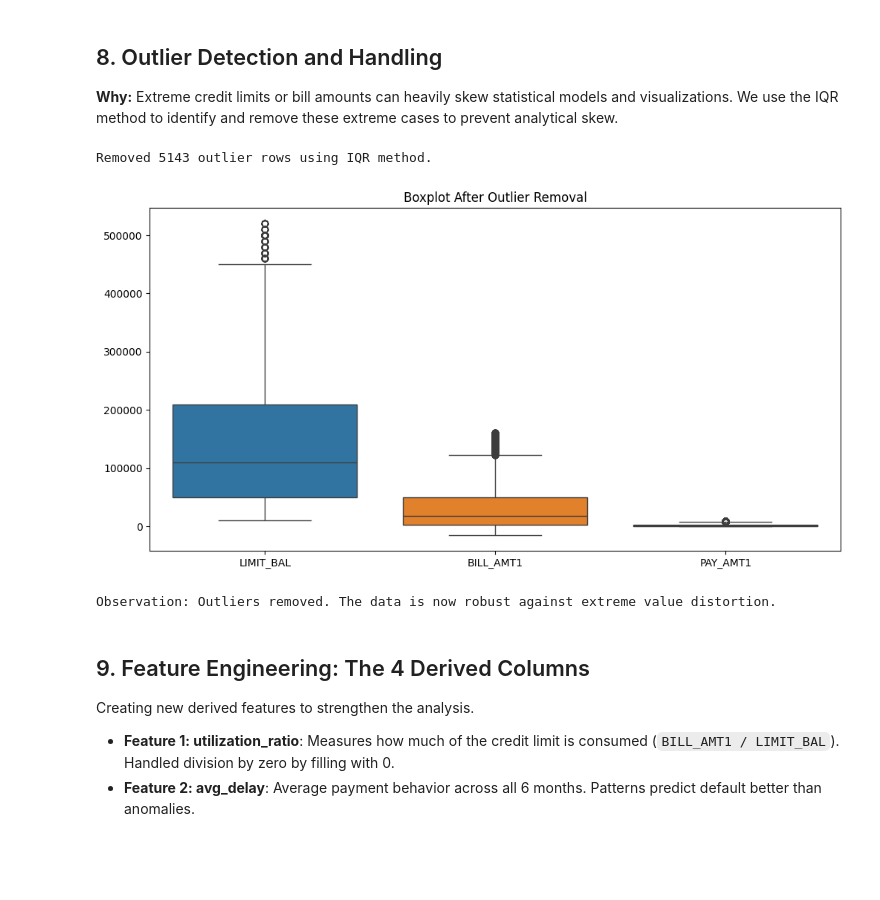
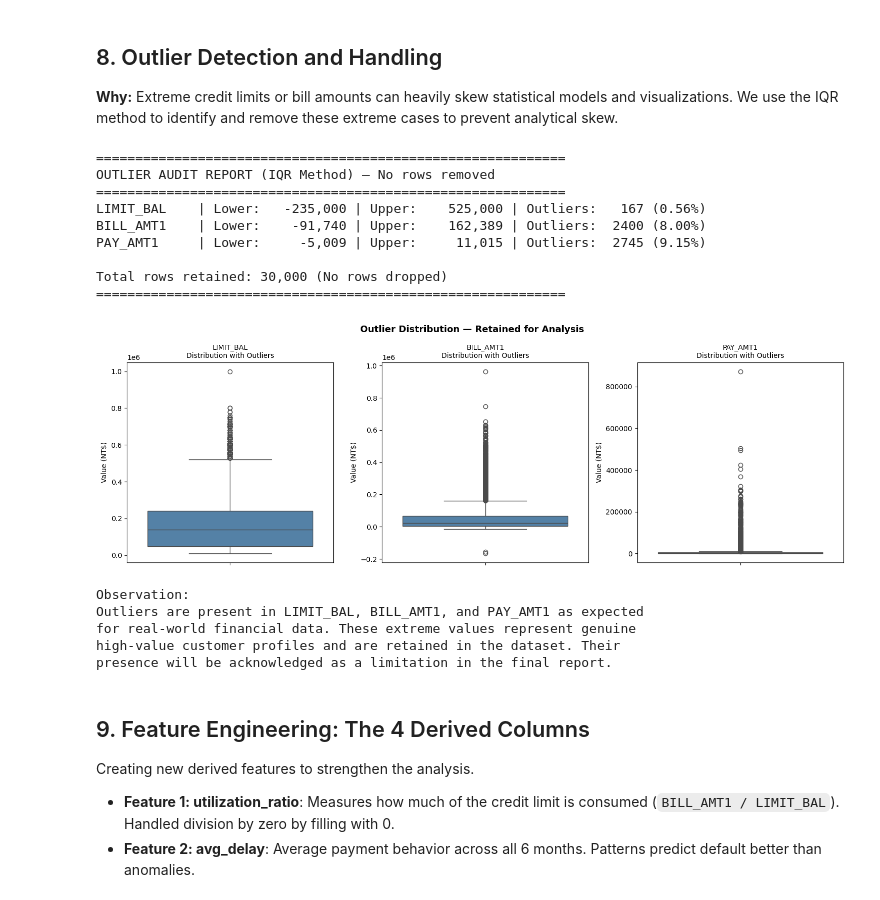
Before and after one commit to mrstrange1708/SectionD_G-3_UCI_Credit_Card., a Jupyter notebook: notebooks/02_cleaning.ipynb, the cells around one changed output. Saved outputs shown, nothing was run; the diff lists cells and outputs as text; code cells hidden in the pictures; blank space fills up the shorter version.

```diff
--- a/notebooks/02_cleaning.ipynb
+++ b/notebooks/02_cleaning.ipynb
@@ -96,32 +96,68 @@ Observation: Credit limits are strictly positive, and ages fall within a sensibl
 # %%
 import matplotlib.pyplot as plt
 import seaborn as sns
 
-# Outlier Removal using IQR
+# ── Outlier Observation using IQR ──────────────────────────────
+# Decision: Outliers are IDENTIFIED but NOT removed.
+# Rationale: Extreme values in LIMIT_BAL, BILL_AMT1, and PAY_AMT1
+# represent high-credit-limit and high-bill customers — valid financial
+# profiles. Removing them would introduce selection bias by excluding
+# the highest and lowest financial capacity segments from default risk analysis.
+
 cols_to_check = ['LIMIT_BAL', 'BILL_AMT1', 'PAY_AMT1']
-before_shape = df.shape[0]
+
+print("=" * 60)
+print("OUTLIER AUDIT REPORT (IQR Method) — No rows removed")
+print("=" * 60)
 
 for col in cols_to_check:
     Q1 = df[col].quantile(0.25)
     Q3 = df[col].quantile(0.75)
     IQR = Q3 - Q1
     lower_bound = Q1 - 1.5 * IQR
     upper_bound = Q3 + 1.5 * IQR
-    df = df[(df[col] >= lower_bound) & (df[col] <= upper_bound)]
+    outlier_count = df[(df[col] < lower_bound) | (df[col] > upper_bound)].shape[0]
+    outlier_pct = (outlier_count / len(df)) * 100
+    print(f"{col:12s} | Lower: {lower_bound:>10,.0f} | Upper: {upper_bound:>10,.0f} | Outliers: {outlier_count:>5} ({outlier_pct:.2f}%)")
 
-after_shape = df.shape[0]
-print(f"Removed {before_shape - after_shape} outlier rows using IQR method.\n")
+print(f"\nTotal rows retained: {len(df):,} (No rows dropped)")
+print("=" * 60)
 
-plt.figure(figsize=(12, 6))
-sns.boxplot(data=df[['LIMIT_BAL', 'BILL_AMT1', 'PAY_AMT1']])
-plt.title('Boxplot After Outlier Removal')
+# Visualise distribution with outliers retained
+fig, axes = plt.subplots(1, 3, figsize=(15, 5))
+
+for i, col in enumerate(cols_to_check):
+    sns.boxplot(y=df[col], ax=axes[i], color='steelblue')
+    axes[i].set_title(f'{col}\nDistribution with Outliers', fontsize=10)
+    axes[i].set_ylabel('Value (NT$)')
+
+plt.suptitle('Outlier Distribution — Retained for Analysis', fontsize=13, fontweight='bold')
+plt.tight_layout()
 plt.show()
 
-print('Observation: Outliers removed. The data is now robust against extreme value distortion.')
+print("""
+Observation:
+Outliers are present in LIMIT_BAL, BILL_AMT1, and PAY_AMT1 as expected
+for real-world financial data. These extreme values represent genuine
+high-value customer profiles and are retained in the dataset. Their
+presence will be acknowledged as a limitation in the final report.
+""")
 # %% [output]
-Removed 5143 outlier rows using IQR method.
+============================================================
+OUTLIER AUDIT REPORT (IQR Method) — No rows removed
+============================================================
+LIMIT_BAL    | Lower:   -235,000 | Upper:    525,000 | Outliers:   167 (0.56%)
+BILL_AMT1    | Lower:    -91,740 | Upper:    162,389 | Outliers:  2400 (8.00%)
+PAY_AMT1     | Lower:     -5,009 | Upper:     11,015 | Outliers:  2745 (9.15%)
+
+Total rows retained: 30,000 (No rows dropped)
+============================================================
-[figure, old version]
+[figure, new version]
-Observation: Outliers removed. The data is now robust against extreme value distortion.
+Observation:
+Outliers are present in LIMIT_BAL, BILL_AMT1, and PAY_AMT1 as expected
+for real-world financial data. These extreme values represent genuine
+high-value customer profiles and are retained in the dataset. Their
+presence will be acknowledged as a limitation in the final report.
 # %% [markdown]
 ## 9. Feature Engineering: The 4 Derived Columns
 Creating new derived features to strengthen the analysis.
```
Also changed, not shown: parts of 1 cell of this notebook, 1 other file.
